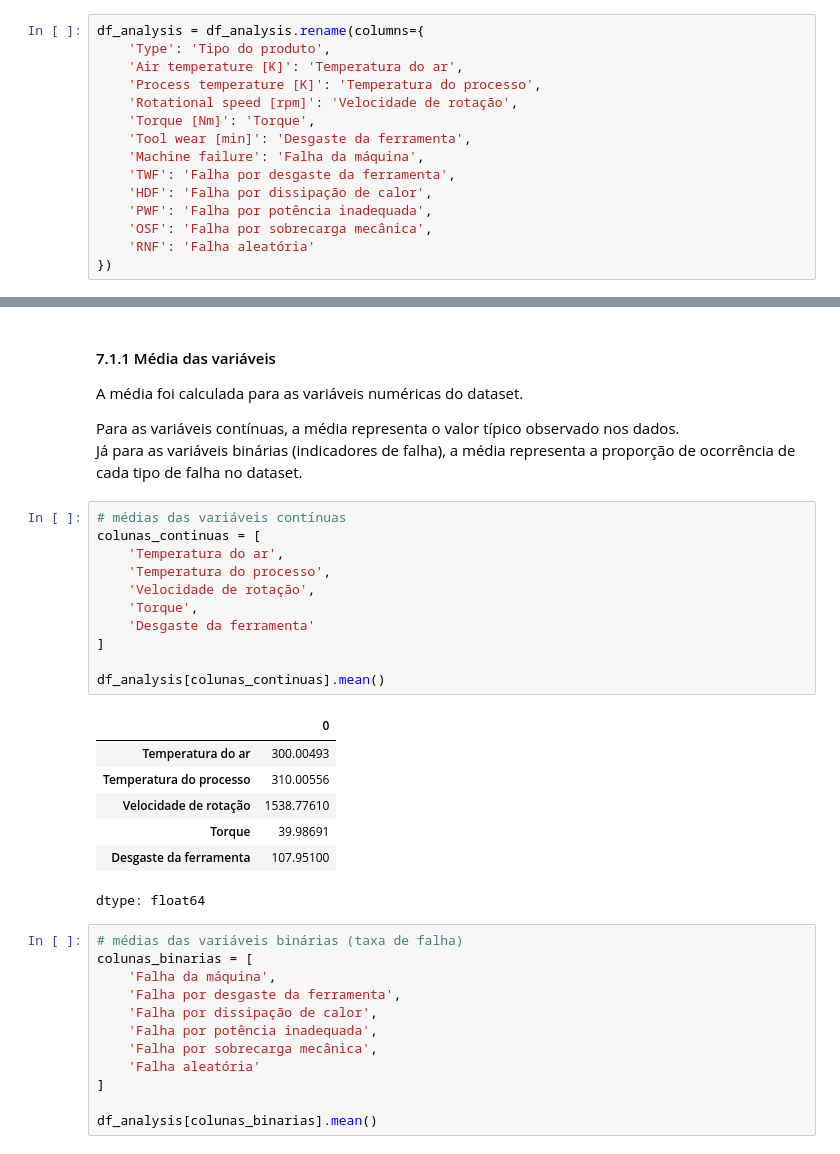
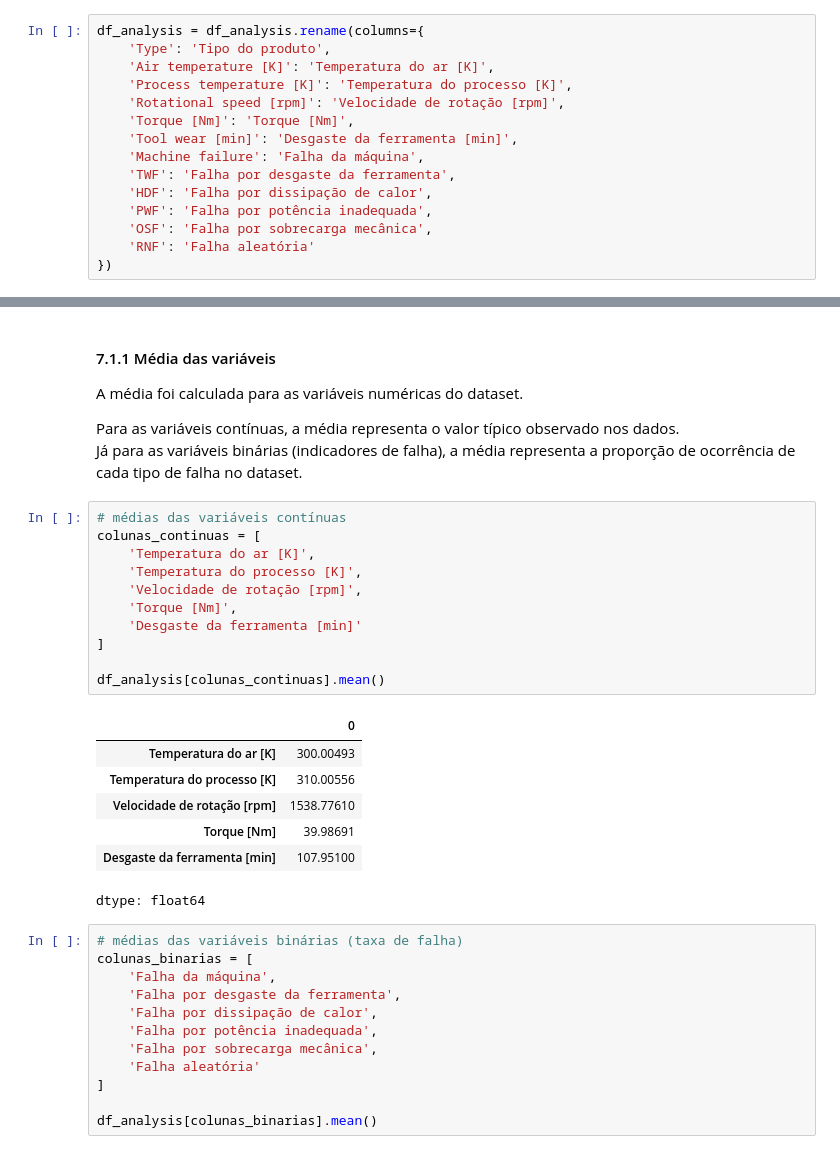
Before and after one commit to thaygorh/Analise-de-Dados-e-Boas-Praticas, a Jupyter notebook: mvp-analise-dados-e-boas-praticas.ipynb, the cells around one changed output, grey strips where cells are left out. Saved outputs shown, nothing was run; the diff lists cells and outputs as text.

```diff
--- a/mvp-analise-dados-e-boas-praticas.ipynb
+++ b/mvp-analise-dados-e-boas-praticas.ipynb
@@ -319,11 +318,11 @@ Os nomes das colunas foram ajustados para português, com o objetivo de facilita
 # %%
 df_analysis = df_analysis.rename(columns={
     'Type': 'Tipo do produto',
-    'Air temperature [K]': 'Temperatura do ar',
-    'Process temperature [K]': 'Temperatura do processo',
-    'Rotational speed [rpm]': 'Velocidade de rotação',
-    'Torque [Nm]': 'Torque',
-    'Tool wear [min]': 'Desgaste da ferramenta',
+    'Air temperature [K]': 'Temperatura do ar [K]',
+    'Process temperature [K]': 'Temperatura do processo [K]',
+    'Rotational speed [rpm]': 'Velocidade de rotação [rpm]',
+    'Torque [Nm]': 'Torque [Nm]',
+    'Tool wear [min]': 'Desgaste da ferramenta [min]',
     'Machine failure': 'Falha da máquina',
     'TWF': 'Falha por desgaste da ferramenta',
     'HDF': 'Falha por dissipação de calor',
@@ -399,21 +398,21 @@ Já para as variáveis binárias (indicadores de falha), a média representa a p
 # %%
 # médias das variáveis contínuas
 colunas_continuas = [
-    'Temperatura do ar',
-    'Temperatura do processo',
-    'Velocidade de rotação',
-    'Torque',
-    'Desgaste da ferramenta'
+    'Temperatura do ar [K]',
+    'Temperatura do processo [K]',
+    'Velocidade de rotação [rpm]',
+    'Torque [Nm]',
+    'Desgaste da ferramenta [min]'
 ]
 
 df_analysis[colunas_continuas].mean()
 # %% [output]
 |  | 0 |
-| Temperatura do ar | 300.00493 |
-| Temperatura do processo | 310.00556 |
-| Velocidade de rotação | 1538.77610 |
-| Torque | 39.98691 |
-| Desgaste da ferramenta | 107.95100 |
+| Temperatura do ar [K] | 300.00493 |
+| Temperatura do processo [K] | 310.00556 |
+| Velocidade de rotação [rpm] | 1538.77610 |
+| Torque [Nm] | 39.98691 |
+| Desgaste da ferramenta [min] | 107.95100 |
 dtype: float64
 # %%
 # médias das variáveis binárias (taxa de falha)
```
Also changed, not shown: parts of 27 cells of this notebook.
